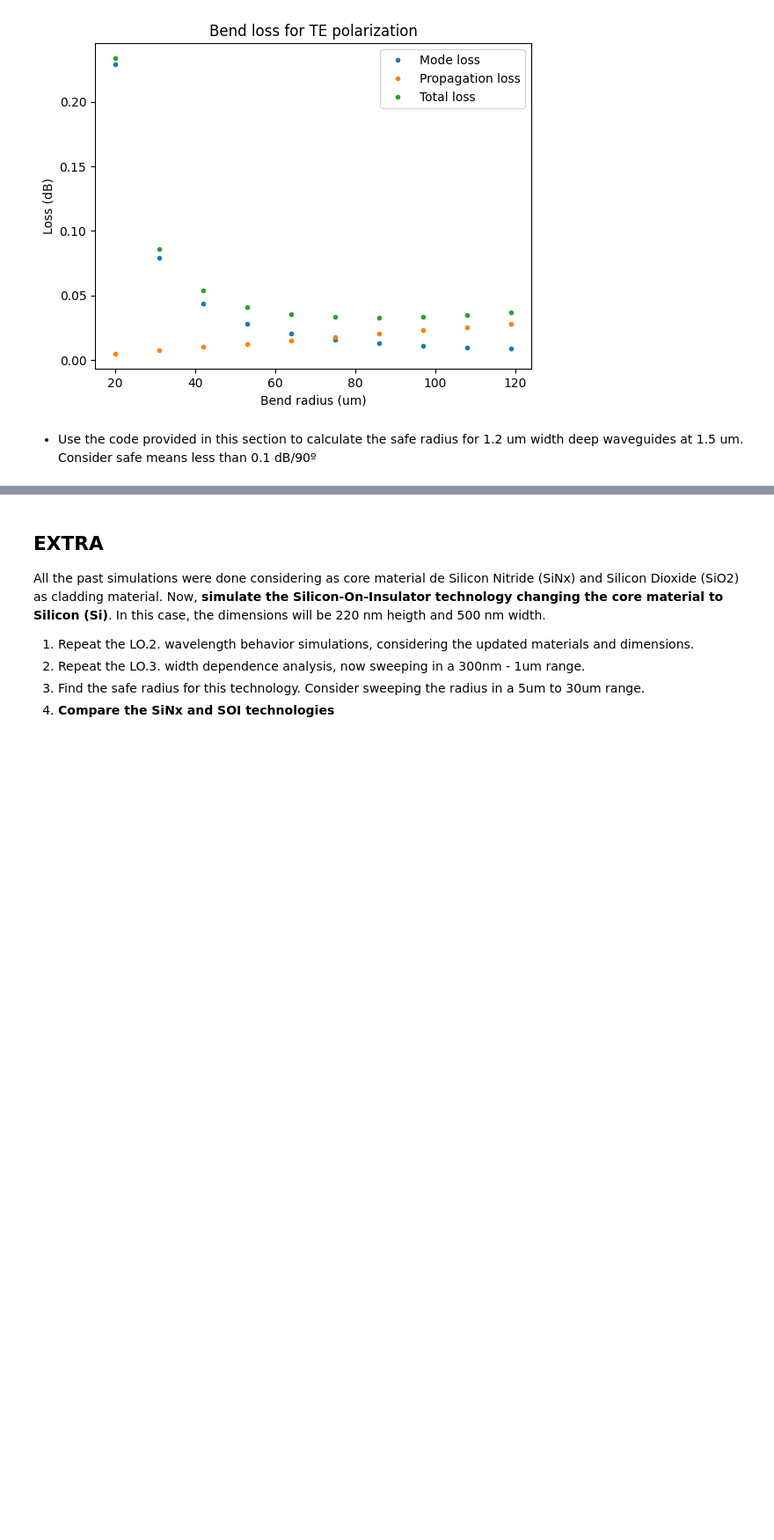
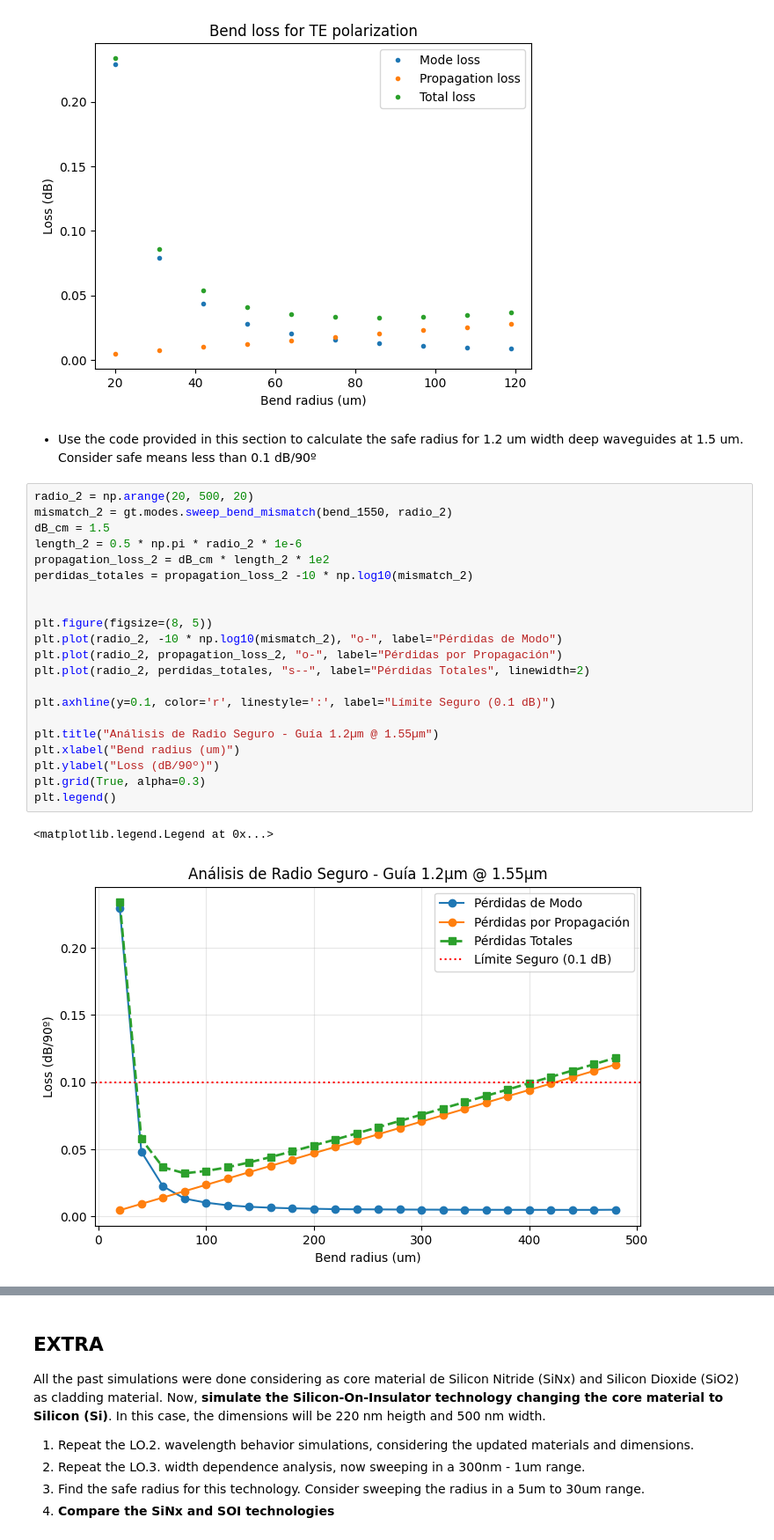
Before and after one commit to Valmaseda10/cifoin-lab1, a Jupyter notebook: WAVEGUIDES_Student.ipynb, the cells around one changed output, grey strips where cells are left out. Shown at 88% size. Drawn from its saved outputs; the diff is of its cells as text; blank space fills up the shorter version.

```diff
--- a/WAVEGUIDES_Student.ipynb
+++ b/WAVEGUIDES_Student.ipynb
@@ -648,3 +647,27 @@ plt.legend()
 [figure]
 # %% [markdown]
 - Use the code provided in this section to calculate the safe radius for 1.2 um width deep waveguides at 1.5 um. Consider safe means less than 0.1 dB/90º
+# %%
+radio_2 = np.arange(20, 500, 20)
+mismatch_2 = gt.modes.sweep_bend_mismatch(bend_1550, radio_2)
+dB_cm = 1.5
+length_2 = 0.5 * np.pi * radio_2 * 1e-6
+propagation_loss_2 = dB_cm * length_2 * 1e2
+perdidas_totales = propagation_loss_2 -10 * np.log10(mismatch_2)
+
+
+plt.figure(figsize=(8, 5))
+plt.plot(radio_2, -10 * np.log10(mismatch_2), "o-", label="Pérdidas de Modo")
+plt.plot(radio_2, propagation_loss_2, "o-", label="Pérdidas por Propagación")
+plt.plot(radio_2, perdidas_totales, "s--", label="Pérdidas Totales", linewidth=2)
+
+plt.axhline(y=0.1, color='r', linestyle=':', label="Límite Seguro (0.1 dB)")
+
+plt.title("Análisis de Radio Seguro - Guía 1.2µm @ 1.55µm")
+plt.xlabel("Bend radius (um)")
+plt.ylabel("Loss (dB/90º)")
+plt.grid(True, alpha=0.3)
+plt.legend()
+# %% [output]
+<matplotlib.legend.Legend at 0x...>
+[figure, added]
```
Also changed, not shown: parts of 12 cells of this notebook.
